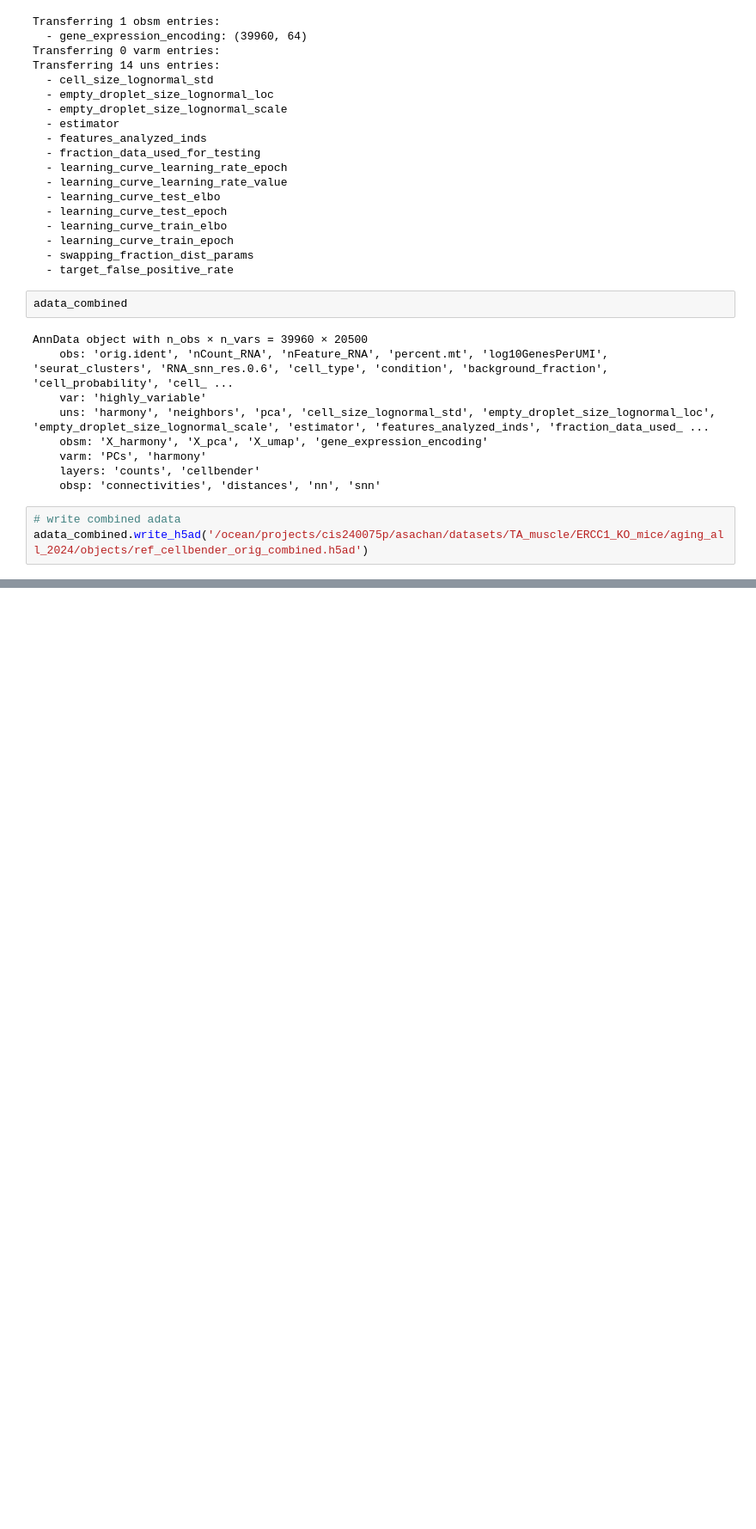
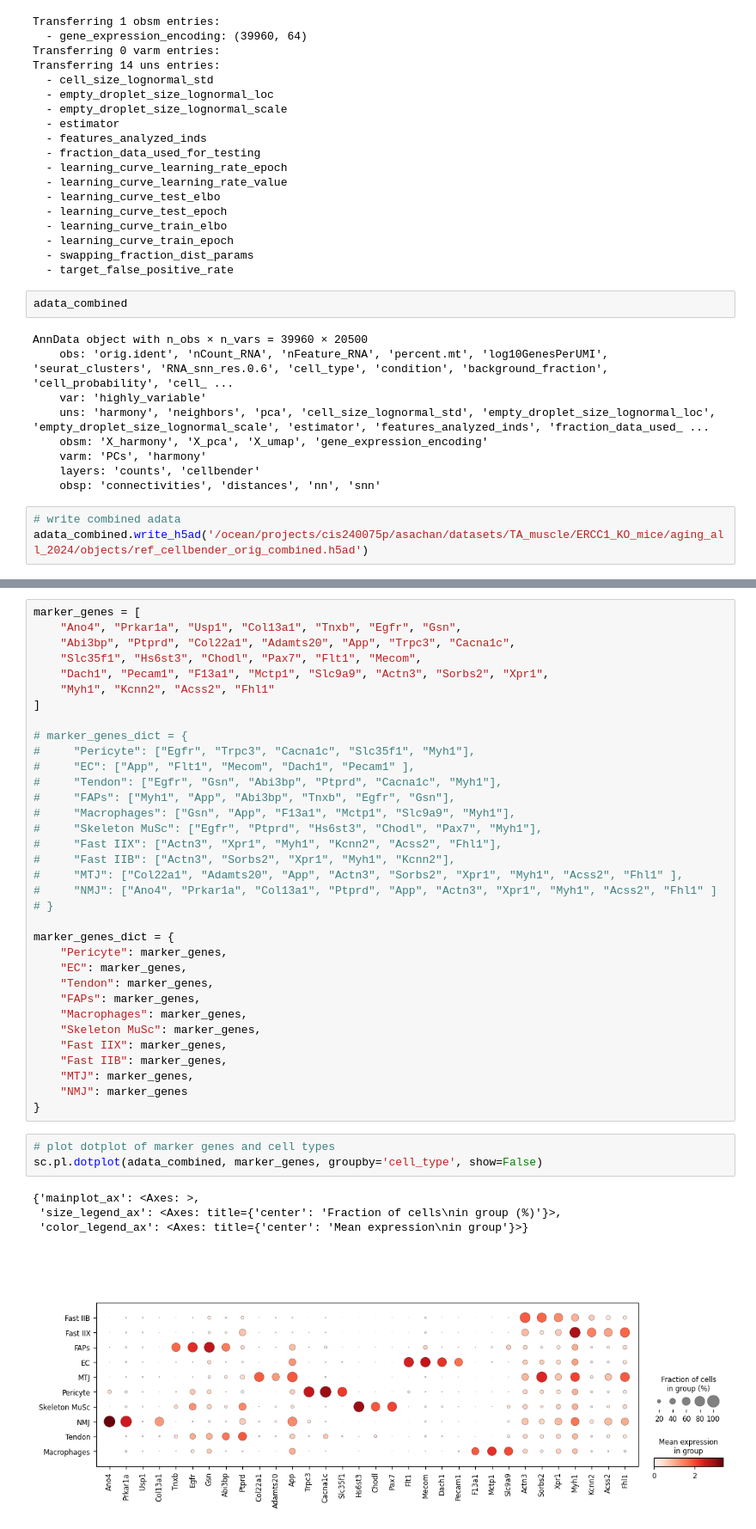
Before and after one commit to akanksha-sachan/TA_muscle_ageing, a Jupyter notebook: py_scripts/preproc/ref_preproc.ipynb, the cells around one changed output, grey strips where cells are left out. Shown at 86% size. Drawn from its saved outputs; the diff is of its cells as text; blank space fills up the shorter version.

```diff
--- a/py_scripts/preproc/ref_preproc.ipynb
+++ b/py_scripts/preproc/ref_preproc.ipynb
@@ -185,0 +247,42 @@ adata_combined.write_h5ad('/ocean/projects/cis240075p/asachan/datasets/TA_muscle
+# %%
+marker_genes = [
+    "Ano4", "Prkar1a", "Usp1", "Col13a1", "Tnxb", "Egfr", "Gsn",
+    "Abi3bp", "Ptprd", "Col22a1", "Adamts20", "App", "Trpc3", "Cacna1c",
+    "Slc35f1", "Hs6st3", "Chodl", "Pax7", "Flt1", "Mecom",
+    "Dach1", "Pecam1", "F13a1", "Mctp1", "Slc9a9", "Actn3", "Sorbs2", "Xpr1",
+    "Myh1", "Kcnn2", "Acss2", "Fhl1"
+]
+
+# marker_genes_dict = {
+#     "Pericyte": ["Egfr", "Trpc3", "Cacna1c", "Slc35f1", "Myh1"],
+#     "EC": ["App", "Flt1", "Mecom", "Dach1", "Pecam1" ],
+#     "Tendon": ["Egfr", "Gsn", "Abi3bp", "Ptprd", "Cacna1c", "Myh1"],
+#     "FAPs": ["Myh1", "App", "Abi3bp", "Tnxb", "Egfr", "Gsn"],
+#     "Macrophages": ["Gsn", "App", "F13a1", "Mctp1", "Slc9a9", "Myh1"],
+#     "Skeleton MuSc": ["Egfr", "Ptprd", "Hs6st3", "Chodl", "Pax7", "Myh1"],
+#     "Fast IIX": ["Actn3", "Xpr1", "Myh1", "Kcnn2", "Acss2", "Fhl1"],
+#     "Fast IIB": ["Actn3", "Sorbs2", "Xpr1", "Myh1", "Kcnn2"],
+#     "MTJ": ["Col22a1", "Adamts20", "App", "Actn3", "Sorbs2", "Xpr1", "Myh1", "Acss2", "Fhl1" ],
+#     "NMJ": ["Ano4", "Prkar1a", "Col13a1", "Ptprd", "App", "Actn3", "Xpr1", "Myh1", "Acss2", "Fhl1" ]
+# }
+
+marker_genes_dict = {
+    "Pericyte": marker_genes,
+    "EC": marker_genes,
+    "Tendon": marker_genes,
+    "FAPs": marker_genes,
+    "Macrophages": marker_genes,
+    "Skeleton MuSc": marker_genes,
+    "Fast IIX": marker_genes,
+    "Fast IIB": marker_genes,
+    "MTJ": marker_genes,
+    "NMJ": marker_genes
+}
+# %%
+# plot dotplot of marker genes and cell types
+sc.pl.dotplot(adata_combined, marker_genes, groupby='cell_type', show=False)
+# %% [output]
+{'mainplot_ax': <Axes: >,
+ 'size_legend_ax': <Axes: title={'center': 'Fraction of cells\nin group (%)'}>,
+ 'color_legend_ax': <Axes: title={'center': 'Mean expression\nin group'}>}
+[figure, added]
```
Also changed, not shown: parts of 16 cells of this notebook, 1 other file.
